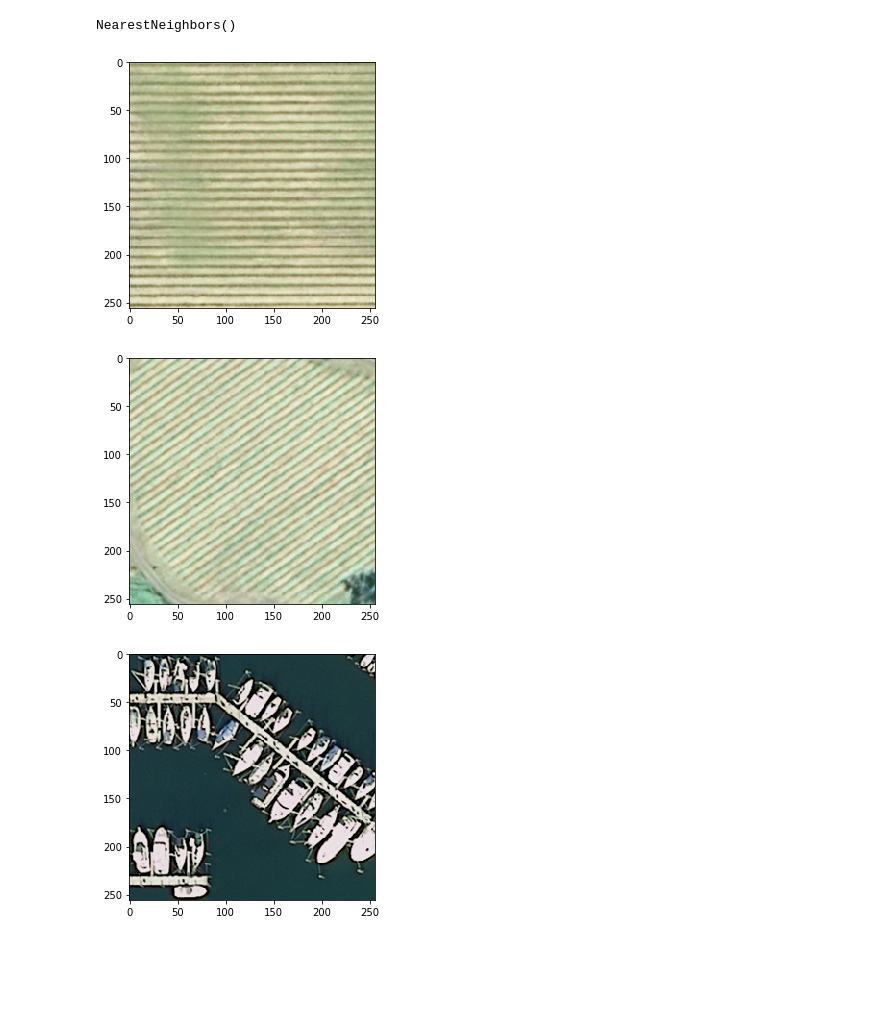
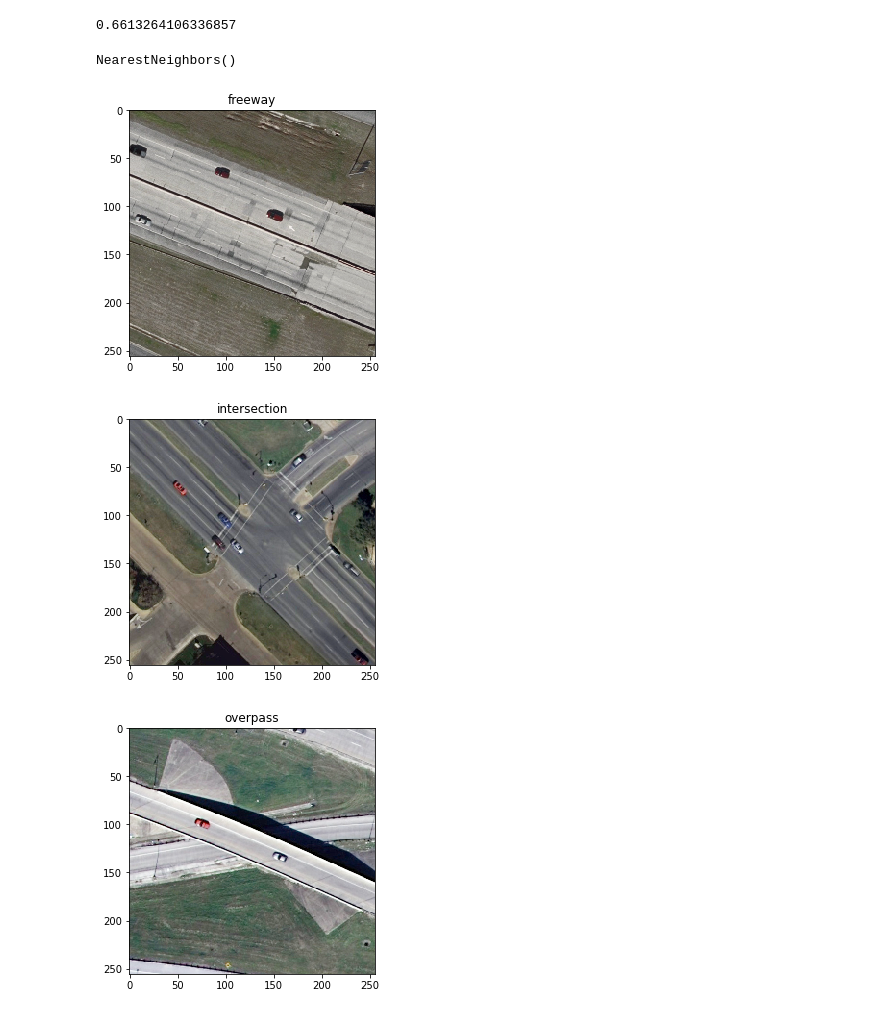
Before and after one commit to piotrgramacki/aoiw_projekt, a Jupyter notebook: notebooks/sift_based.ipynb, the cells around one changed output. Cells and saved outputs as stored; diff of their text form; code cells hidden in the pictures; blank space fills up the shorter version.

Commit message:
add anmrr to classical model

```diff
--- a/notebooks/sift_based.ipynb
+++ b/notebooks/sift_based.ipynb
@@ -27,5 +38,3 @@ for idx in trange(dataset.__len__()):
-# %%
-x_train, x_test, y_train, y_test = train_test_split(x, y, test_size=0.8)
 # %%
 sift = cv2.SIFT_create()
 # %%
@@ -43,7 +67,7 @@ def get_descriptors(images):
 # %%
 stacked_train_descriptors = np.vstack(get_descriptors(x_train))
 # %%
-CLUSTERS = 1000
+CLUSTERS = 100
 SAMPLES_COUNT = 100000
 # %%
 %%time
@@ -77,20 +86,25 @@ def encode_as_bovw(x: np.ndarray, trained_kmeans: KMeans) -> np.ndarray:
 # %%
 x_test_encoded = encode_as_bovw(x_test, k_means)
+# %%
+anmrr(x_test_encoded, y_test[:, None], euclidean_distances)
+# %% [output]
+0.6613264106336857
 # %%
 n_neighbours = NearestNeighbors()
 n_neighbours.fit(x_test_encoded)
 # %% [output]
 NearestNeighbors()
 # %%
-QUERY_IMAGE_IDX = 0
+QUERY_IMAGE_IDX = 162
 # %%
 query_image = x_test_encoded[QUERY_IMAGE_IDX].reshape(1, -1)
-_, query_result_idx = n_neighbours.kneighbors(query_image, n_neighbors=5)
+_, query_result_idx = n_neighbours.kneighbors(query_image, n_neighbors=11)
 # %%
 for idx in query_result_idx.squeeze():
     io.imshow(x_test[idx])
+    plt.title(test_dataset.label_name_mapping[y_test[idx]])
     plt.show()
 # %% [output]
-[figure, old version]
+[figure, new version]
-[figure, old version]
+[figure, new version]
-[figure, old version]
+[figure, new version]
```
Also changed, not shown: parts of 8 cells of this notebook, 1 other file.
